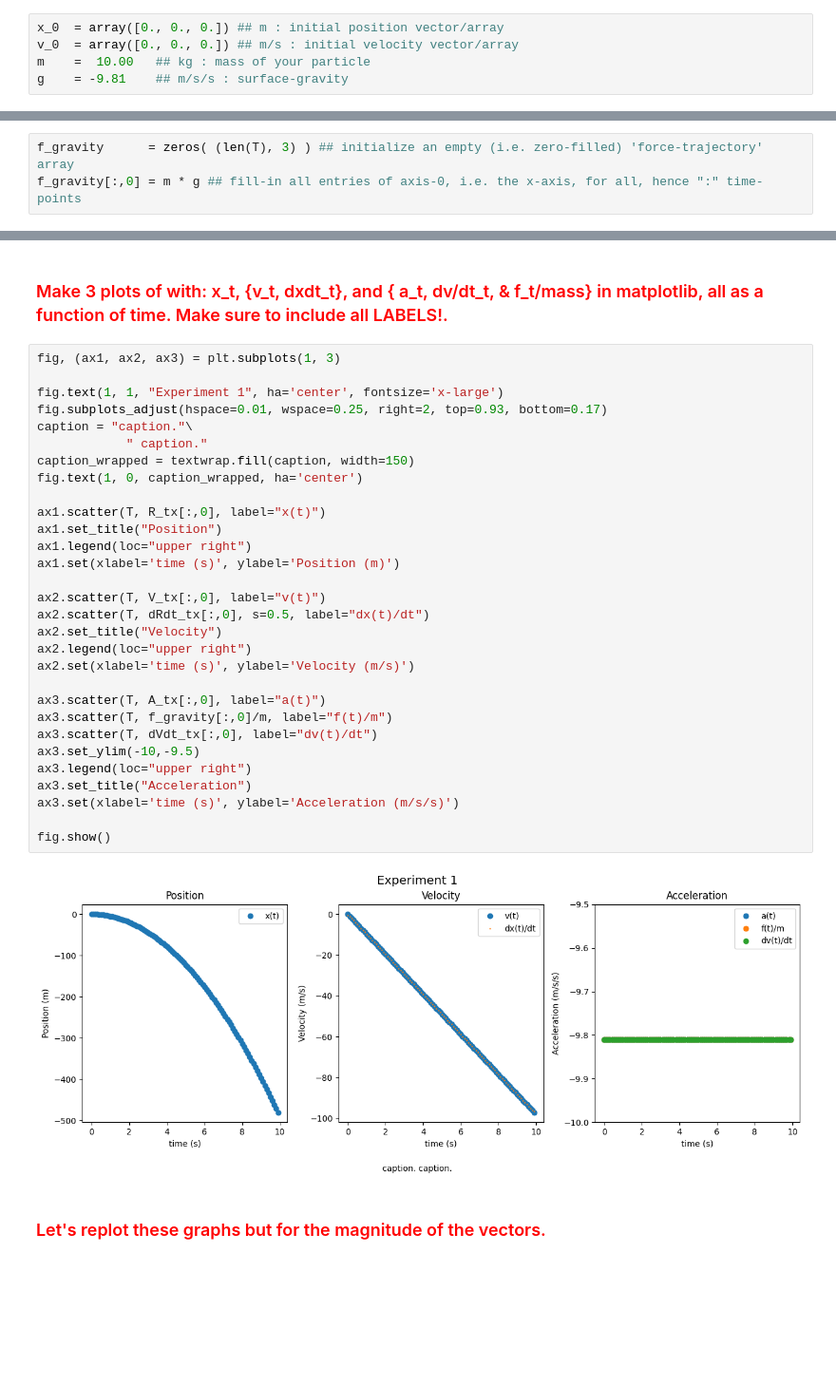
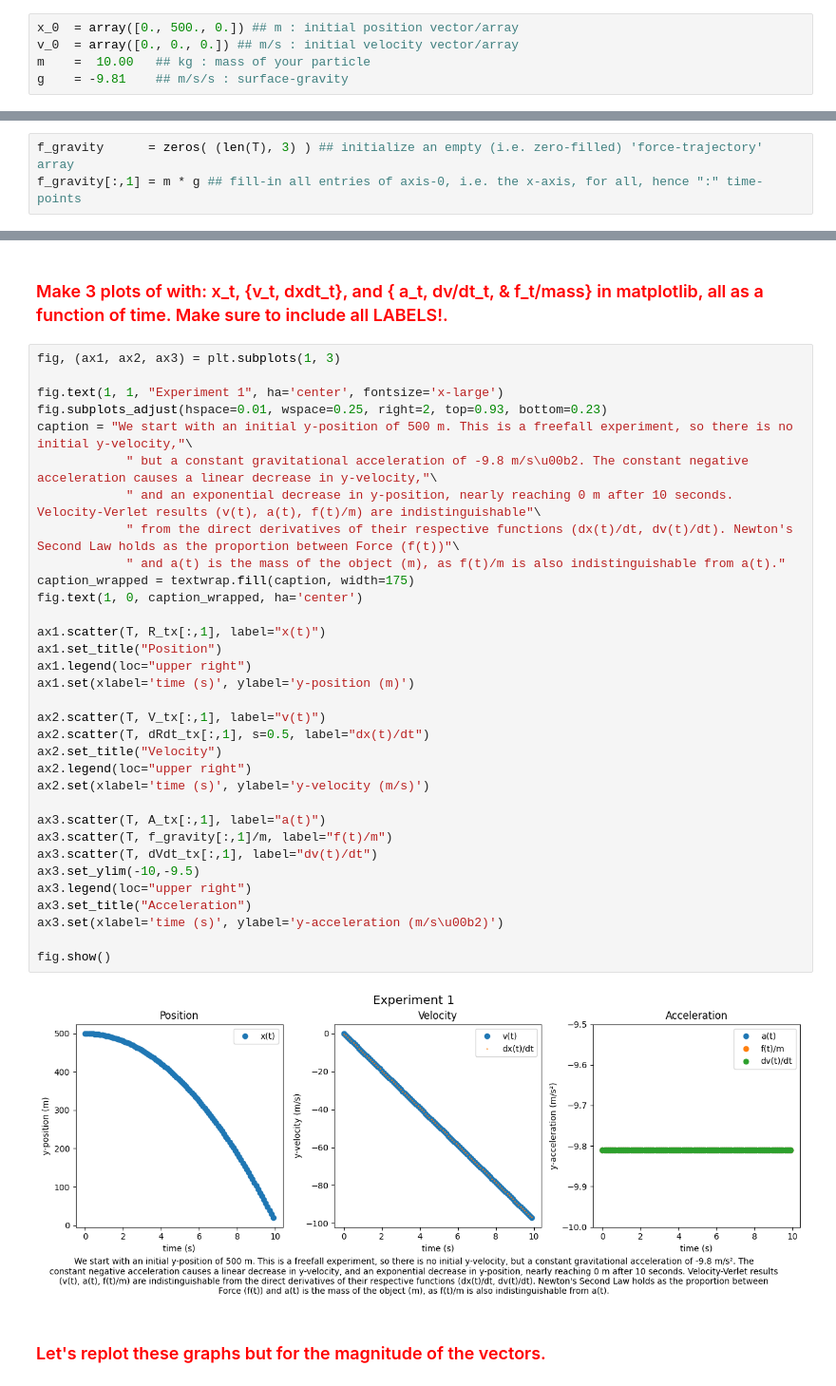
Before and after one commit to CalebAnderson22/PHY122, a Jupyter notebook: N2L_Anderson.ipynb, the cells around one changed output, grey strips where cells are left out. Shown at 95% size. Cells and saved outputs as stored; diff of their text form; blank space fills up the shorter version.

```diff
--- a/N2L_Anderson.ipynb
+++ b/N2L_Anderson.ipynb
@@ -46,7 +46,7 @@ we have 100 time points
 # %% [markdown]
 ##   <font color='Red'> To begin lets start with by defining an initial position, initial velocity, and mass. </font>
 # %%
-x_0  = array([0., 0., 0.]) ## m : initial position vector/array
+x_0  = array([0., 500., 0.]) ## m : initial position vector/array
 v_0  = array([0., 0., 0.]) ## m/s : initial velocity vector/array
 m    =  10.00   ## kg : mass of your particle
 g    = -9.81    ## m/s/s : surface-gravity
@@ -54,7 +54,7 @@ g    = -9.81    ## m/s/s : surface-gravity
 ##   <font color='Red'> Now lets define our force as a function of time, f_t . </font>
 # %%
 f_gravity      = zeros( (len(T), 3) ) ## initialize an empty (i.e. zero-filled) 'force-trajectory' array
-f_gravity[:,0] = m * g ## fill-in all entries of axis-0, i.e. the x-axis, for all, hence ":" time-points
+f_gravity[:,1] = m * g ## fill-in all entries of axis-0, i.e. the x-axis, for all, hence ":" time-points
 # %% [markdown]
 ##   <font color='Red'> Define a for-loop to Velocity-Verlet integrate the motion to obtain a x_t, v_t, and a_t. </font>
 # %%
@@ -81,35 +81,38 @@ dVdt_tx = d(V_tx)/dt ## take numerical-time-derivative of the aforementioned vel
 # %%
 fig, (ax1, ax2, ax3) = plt.subplots(1, 3)
 
 fig.text(1, 1, "Experiment 1", ha='center', fontsize='x-large')
-fig.subplots_adjust(hspace=0.01, wspace=0.25, right=2, top=0.93, bottom=0.17)
-caption = "caption."\
-            " caption."
-caption_wrapped = textwrap.fill(caption, width=150)
+fig.subplots_adjust(hspace=0.01, wspace=0.25, right=2, top=0.93, bottom=0.23)
+caption = "We start with an initial y-position of 500 m. This is a freefall experiment, so there is no initial y-velocity,"\
+            " but a constant gravitational acceleration of -9.8 m/s\u00b2. The constant negative acceleration causes a linear decrease in y-velocity,"\
+            " and an exponential decrease in y-position, nearly reaching 0 m after 10 seconds. Velocity-Verlet results (v(t), a(t), f(t)/m) are indistinguishable"\
+            " from the direct derivatives of their respective functions (dx(t)/dt, dv(t)/dt). Newton's Second Law holds as the proportion between Force (f(t))"\
+            " and a(t) is the mass of the object (m), as f(t)/m is also indistinguishable from a(t)."
+caption_wrapped = textwrap.fill(caption, width=175)
 fig.text(1, 0, caption_wrapped, ha='center')
 
-ax1.scatter(T, R_tx[:,0], label="x(t)")
+ax1.scatter(T, R_tx[:,1], label="x(t)")
 ax1.set_title("Position")
 ax1.legend(loc="upper right")
-ax1.set(xlabel='time (s)', ylabel='Position (m)')
+ax1.set(xlabel='time (s)', ylabel='y-position (m)')
 
-ax2.scatter(T, V_tx[:,0], label="v(t)")
-ax2.scatter(T, dRdt_tx[:,0], s=0.5, label="dx(t)/dt")
+ax2.scatter(T, V_tx[:,1], label="v(t)")
+ax2.scatter(T, dRdt_tx[:,1], s=0.5, label="dx(t)/dt")
 ax2.set_title("Velocity")
 ax2.legend(loc="upper right")
-ax2.set(xlabel='time (s)', ylabel='Velocity (m/s)')
+ax2.set(xlabel='time (s)', ylabel='y-velocity (m/s)')
 
-ax3.scatter(T, A_tx[:,0], label="a(t)")
-ax3.scatter(T, f_gravity[:,0]/m, label="f(t)/m")
-ax3.scatter(T, dVdt_tx[:,0], label="dv(t)/dt")
+ax3.scatter(T, A_tx[:,1], label="a(t)")
+ax3.scatter(T, f_gravity[:,1]/m, label="f(t)/m")
+ax3.scatter(T, dVdt_tx[:,1], label="dv(t)/dt")
 ax3.set_ylim(-10,-9.5)
 ax3.legend(loc="upper right")
 ax3.set_title("Acceleration")
-ax3.set(xlabel='time (s)', ylabel='Acceleration (m/s/s)')
+ax3.set(xlabel='time (s)', ylabel='y-acceleration (m/s\u00b2)')
 
 fig.show()
 # %% [output]
-[figure, old version]
+[figure, new version]
 # %% [markdown]
 ###   <font color='Red'> Let's replot these graphs but for the magnitude of the vectors. </font>
 # %%
```
Also changed, not shown: parts of 10 cells of this notebook.
